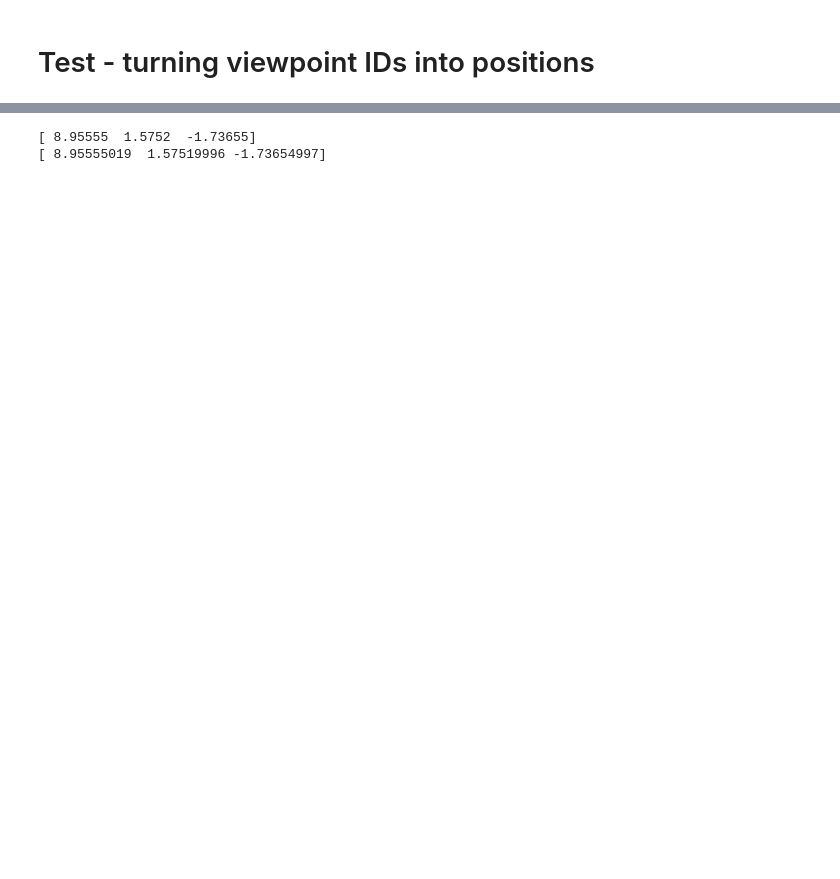
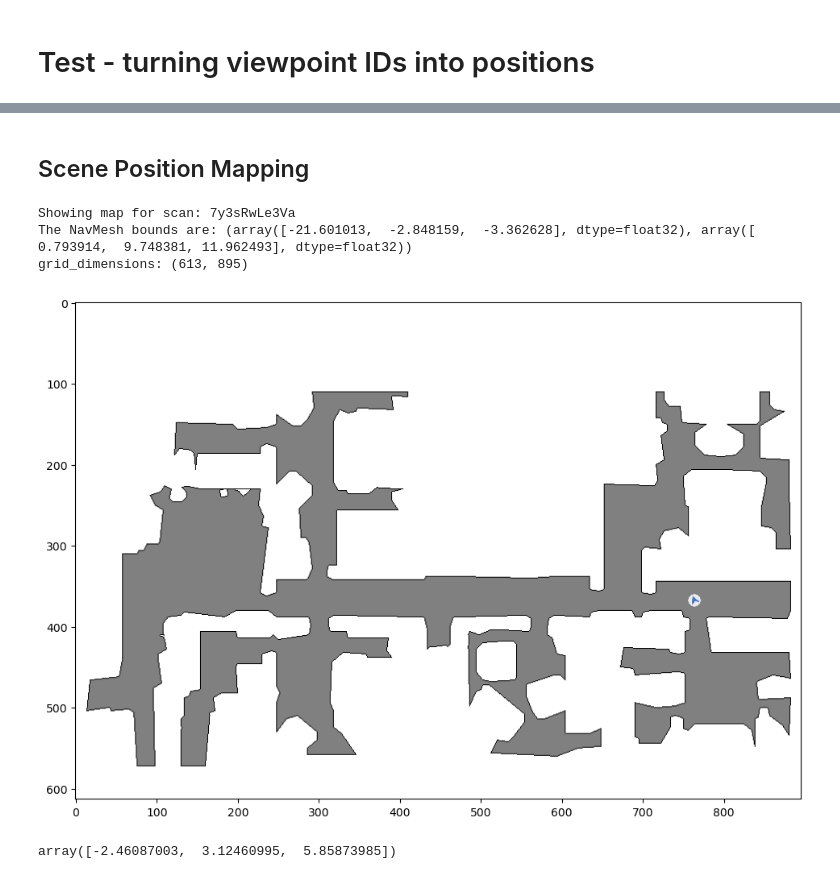
Before and after one commit to wsychiu/OCOM5300M_ResearchProject, a Jupyter notebook: data_exploration/exploring_scenes.ipynb, the cells around one changed output, grey strips where cells are left out. Cells and saved outputs as stored; diff of their text form; code cells hidden in the pictures; blank space fills up the shorter version.

Commit message:
Mapping agent and creation of video completed. Next step is to make everything into a function

```diff
--- a/data_exploration/exploring_scenes.ipynb
+++ b/data_exploration/exploring_scenes.ipynb
@@ -370,3 +358,0 @@ import math
-# %%
-agent_forward = rotation_quaternion.transform_vector(mn.Vector3(0, 0, -1.0))
-agent_rotation = math.atan2(agent_forward[0], agent_forward[2])
@@ -453,3 +368,0 @@ agent_state = habitat_sim.AgentState()
-# %%
-agent_state.position = scene_pos
-agent_state.rotation = utils.quat_from_magnum(rotation_quaternion)
@@ -457,0 +373,13 @@ agent.set_state(agent_state)
+# %%
+unique_position_idx = 0
+agent_pos = unique_position_list[unique_position_idx]
+agent_rotation = unique_rotation_list[unique_position_idx]
+
+print(f'Snapping agent to: {agent_pos}')
+
+agent_rotation_q = mn.Quaternion.from_matrix(mn.Matrix3(agent_rotation))
+agent_rotation = utils.quat_from_magnum(agent_rotation_q)
+
+agent_state.position = agent_pos - np.array([0, sim_settings['sensor_height'], 0])
+agent_state.rotation = agent_rotation
+agent.set_state(agent_state)
@@ -471,6 +403,2 @@ False
-# %%
-print(agent.get_state().position)
-print(scene_pos)
-# %% [output]
-[ 8.95555  1.5752  -1.73655]
-[ 8.95555019  1.57519996 -1.73654997]
+# %% [markdown]
+## Scene Position Mapping
@@ -476,0 +432,53 @@ print(scene_pos)
+# %%
+meters_per_pixel = 0.025  # @param {type:"slider", min:0.01, max:1.0, step:0.01}
+# @markdown Customize the map slice height (global y coordinate):
+custom_height = False  # @param {type:"boolean"}
+height = 1  # @param {type:"slider", min:-10, max:10, step:0.1}
+
+print(f"Showing map for scan: {scene_id}")
+print("The NavMesh bounds are: " + str(sim.pathfinder.get_bounds()))
+if not custom_height:
+    # get bounding box minimum elevation for automatic height
+    height = sim.pathfinder.get_bounds()[0][1]
+
+if not sim.pathfinder.is_loaded:
+    print("Pathfinder not initialized, aborting.")
+else:
+    if display:
+        agent_pos = agent_state.position
+
+        hablab_topdown_map = maps.get_topdown_map(
+            sim.pathfinder, height=agent_pos[1], meters_per_pixel=meters_per_pixel
+        )
+        recolor_map = np.array(
+            [[255, 255, 255], [128, 128, 128], [0, 0, 0]], dtype=np.uint8
+        )
+
+        hablab_topdown_map = recolor_map[hablab_topdown_map]
+        grid_dimensions = (hablab_topdown_map.shape[0], hablab_topdown_map.shape[1])
+        print(f'grid_dimensions: {grid_dimensions}')
+
+        agent_grid_pos = maps.to_grid(agent_pos[2], agent_pos[0], grid_dimensions, pathfinder=sim.pathfinder)
+
+        agent_forward = utils.quat_to_magnum(
+            sim.agents[0].get_state().rotation
+        ).transform_vector(mn.Vector3(0, 0, -1.0))
+        agent_orientation = math.atan2(agent_forward[0], agent_forward[2])
+
+        maps.draw_agent(hablab_topdown_map, agent_grid_pos, agent_orientation, agent_radius_px=8)
+
+        #print("Displaying the map from the Habitat-Lab maps module:")
+        display_map(hablab_topdown_map)
+
+        # easily save a map to file:
+        #map_filename = f"top_down_map.png"
+        #imageio.imsave(f'/home/wes/Documents/test_development/outputs/{map_filename}', hablab_topdown_map)
+# %% [output]
+Showing map for scan: 7y3sRwLe3Va
+The NavMesh bounds are: (array([-21.601013,  -2.848159,  -3.362628], dtype=float32), array([ 0.793914,  9.748381, 11.962493], dtype=float32))
+grid_dimensions: (613, 895)
+[figure, new version]
+# %%
+agent_state.position
+# %% [output]
+array([-2.46087003,  3.12460995,  5.85873985])
```
Also changed, not shown: parts of 54 cells of this notebook, 1 other file.
